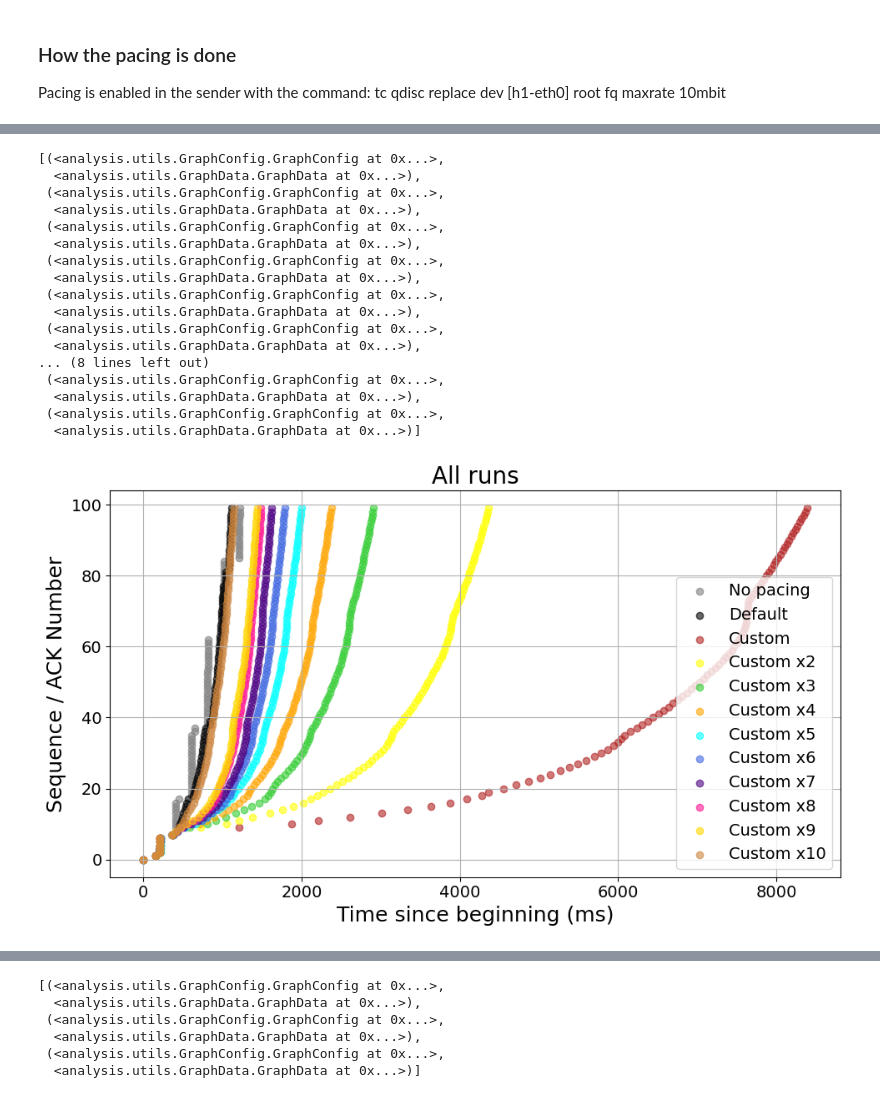
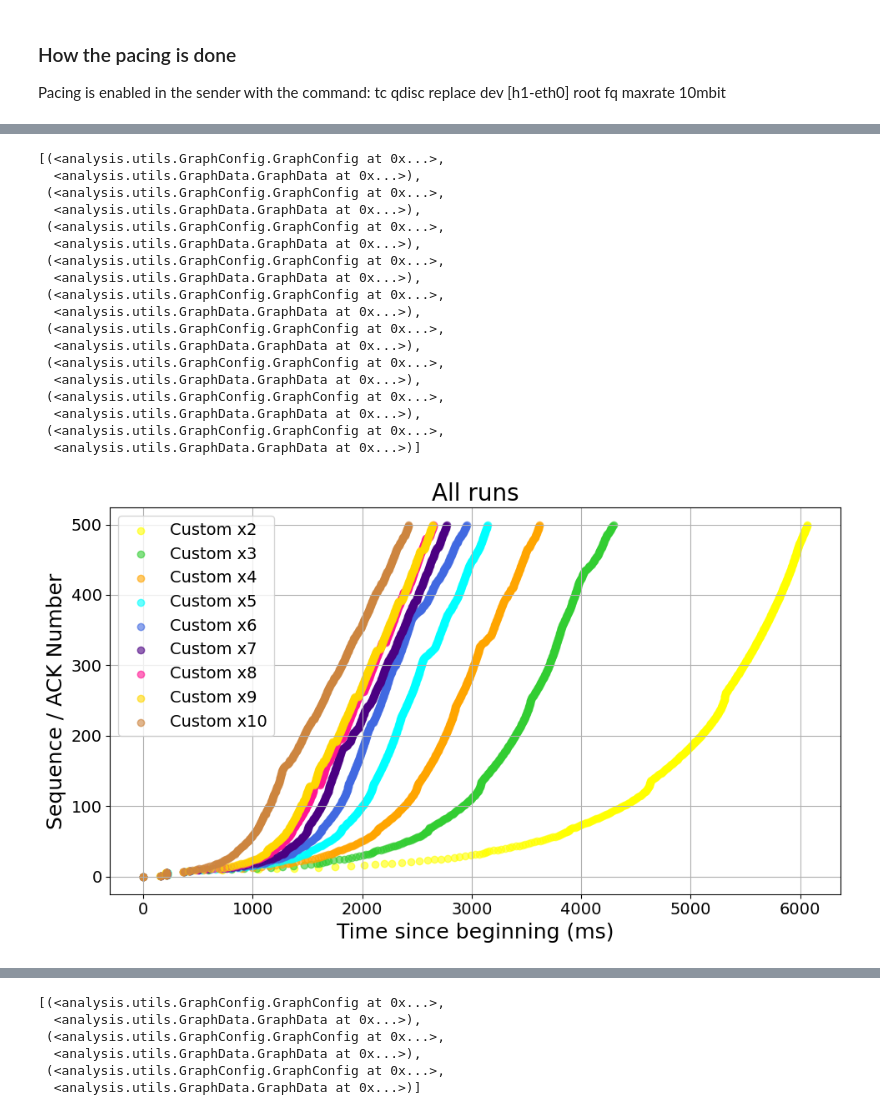
Before and after one commit to StianHaSu/TCP-Pacing-Notebooks, a Jupyter notebook: analysis/plots.ipynb, the cells around one changed output, grey strips where cells are left out. Drawn from its saved outputs; the diff is of its cells as text; code cells hidden in the pictures.

Commit message:
6.12.1035 add latest plots

```diff
--- a/analysis/plots.ipynb
+++ b/analysis/plots.ipynb
@@ -6,12 +6,12 @@ tc qdisc replace dev [h1-eth0] root fq maxrate 10mbit
 from analysis.utils.plotting import *
 # %%
 DATA_FILES_BASE_PATH_TOPOLOGY_1 = "../data/topology_one_data/"
-GRAPH_CUTOFF = 30
+GRAPH_CUTOFF = 300
 
 graphs = [
-    GraphConfig(DATA_FILES_BASE_PATH_TOPOLOGY_1 + "reno_topology1_30s.pcap", "RENO no pacing", label="No pacing", cutoff=GRAPH_CUTOFF, color="grey"),
-    GraphConfig(DATA_FILES_BASE_PATH_TOPOLOGY_1 + "baseline_reno_topology1_60s.pcap", "RENO default paced", label="Default", cutoff=GRAPH_CUTOFF, color="black"),
-    GraphConfig(DATA_FILES_BASE_PATH_TOPOLOGY_1 + "6.12.1035_reno_1m_topology1_30s.pcap", "RENO custom paced", label="Custom", cutoff=GRAPH_CUTOFF, color="firebrick"),
+    #GraphConfig(DATA_FILES_BASE_PATH_TOPOLOGY_1 + "reno_topology1_30s.pcap", "RENO no pacing", #label="No pacing", cutoff=GRAPH_CUTOFF, color="grey"),
+    #GraphConfig(DATA_FILES_BASE_PATH_TOPOLOGY_1 + "baseline_reno_topology1_60s.pcap", "RENO default paced", label="Default", cutoff=GRAPH_CUTOFF, color="black"),
+    #GraphConfig(DATA_FILES_BASE_PATH_TOPOLOGY_1 + "6.12.1035_reno_1m_topology1_30s.pcap", "RENO custom paced", label="Custom", cutoff=GRAPH_CUTOFF, color="firebrick"),
     GraphConfig(DATA_FILES_BASE_PATH_TOPOLOGY_1 + "6.12.1035_reno_2m_topology1_30s.pcap", "RENO custom paced x2", label="Custom x2", cutoff=GRAPH_CUTOFF, color="yellow"),
     GraphConfig(DATA_FILES_BASE_PATH_TOPOLOGY_1 + "6.12.1035_reno_3m_topology1_30s.pcap", "RENO custom paced x3", label="Custom x3", cutoff=GRAPH_CUTOFF, color="limegreen"),
     GraphConfig(DATA_FILES_BASE_PATH_TOPOLOGY_1 + "6.12.1035_reno_4m_topology1_30s.pcap", "RENO custom paced x4", label="Custom x4", cutoff=GRAPH_CUTOFF, color="orange"),
@@ -23,6 +23,6 @@ graphs = [
     GraphConfig(DATA_FILES_BASE_PATH_TOPOLOGY_1 + "6.12.1035_reno_10m_topology1_30s.pcap", "RENO custom paced x10", label="Custom x10", cutoff=GRAPH_CUTOFF, color="peru"),
 ]
 
-graphs = plot_packets_from_pcap_files(graphs, cutoff=GRAPH_CUTOFF)
+graphs = plot_packets_from_pcap_files(graphs, cutoff=GRAPH_CUTOFF, title="Custom pacing with multiplier from 1 to 10")
 graphs_mapped = { graph[0].title : graph for graph in graphs }
 # %% [output]
@@ -30,26 +30,27 @@ graphs_mapped = { graph[0].title : graph for graph in graphs }
 # %%
-GRAPH_CUTOFF = 100
+GRAPH_CUTOFF = 500
 
 plot_packets_from_pcap_files(graphs, list(graphs_mapped.values()), cutoff=GRAPH_CUTOFF)
 # %% [output]
 [(<analysis.utils.GraphConfig.GraphConfig at 0x...>,
   <analysis.utils.GraphData.GraphData at 0x...>),
  (<analysis.utils.GraphConfig.GraphConfig at 0x...>,
   <analysis.utils.GraphData.GraphData at 0x...>),
  (<analysis.utils.GraphConfig.GraphConfig at 0x...>,
   <analysis.utils.GraphData.GraphData at 0x...>),
  (<analysis.utils.GraphConfig.GraphConfig at 0x...>,
   <analysis.utils.GraphData.GraphData at 0x...>),
  (<analysis.utils.GraphConfig.GraphConfig at 0x...>,
   <analysis.utils.GraphData.GraphData at 0x...>),
  (<analysis.utils.GraphConfig.GraphConfig at 0x...>,
   <analysis.utils.GraphData.GraphData at 0x...>),
-... (8 lines left out)
+ (<analysis.utils.GraphConfig.GraphConfig at 0x...>,
+  <analysis.utils.GraphData.GraphData at 0x...>),
  (<analysis.utils.GraphConfig.GraphConfig at 0x...>,
   <analysis.utils.GraphData.GraphData at 0x...>),
  (<analysis.utils.GraphConfig.GraphConfig at 0x...>,
   <analysis.utils.GraphData.GraphData at 0x...>)]
-[figure, old version]
+[figure, new version]
 # %%
 GRAPH_CUTOFF = 1000
 
```
Also changed, not shown: parts of 8 cells of this notebook, 23 other files.
